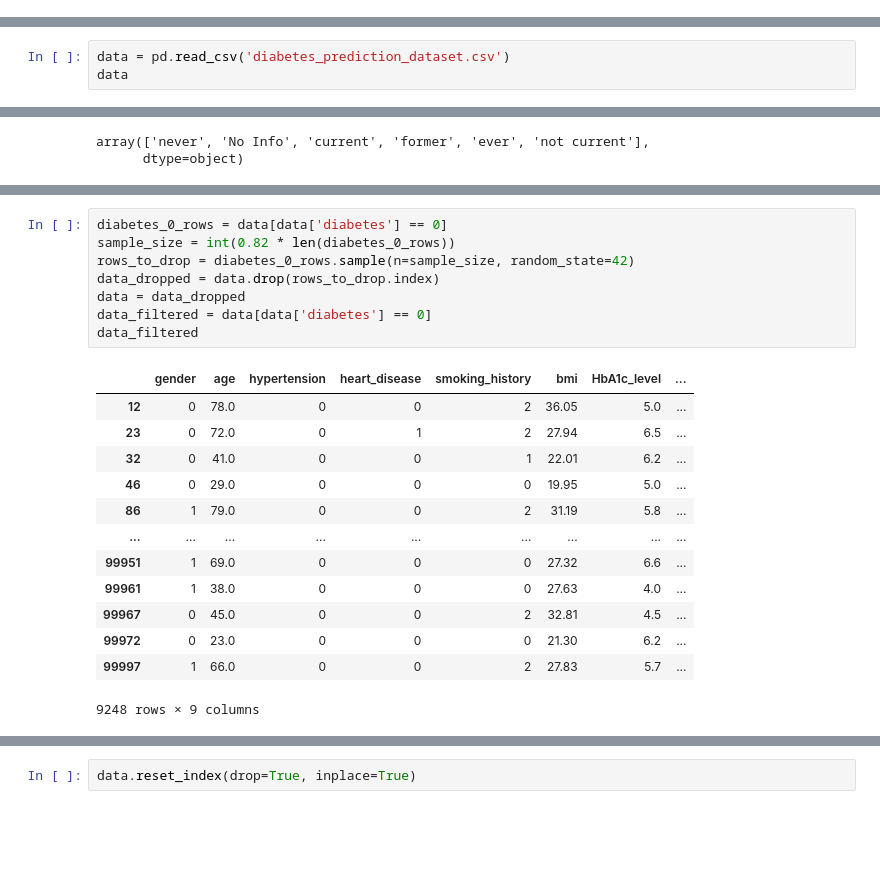
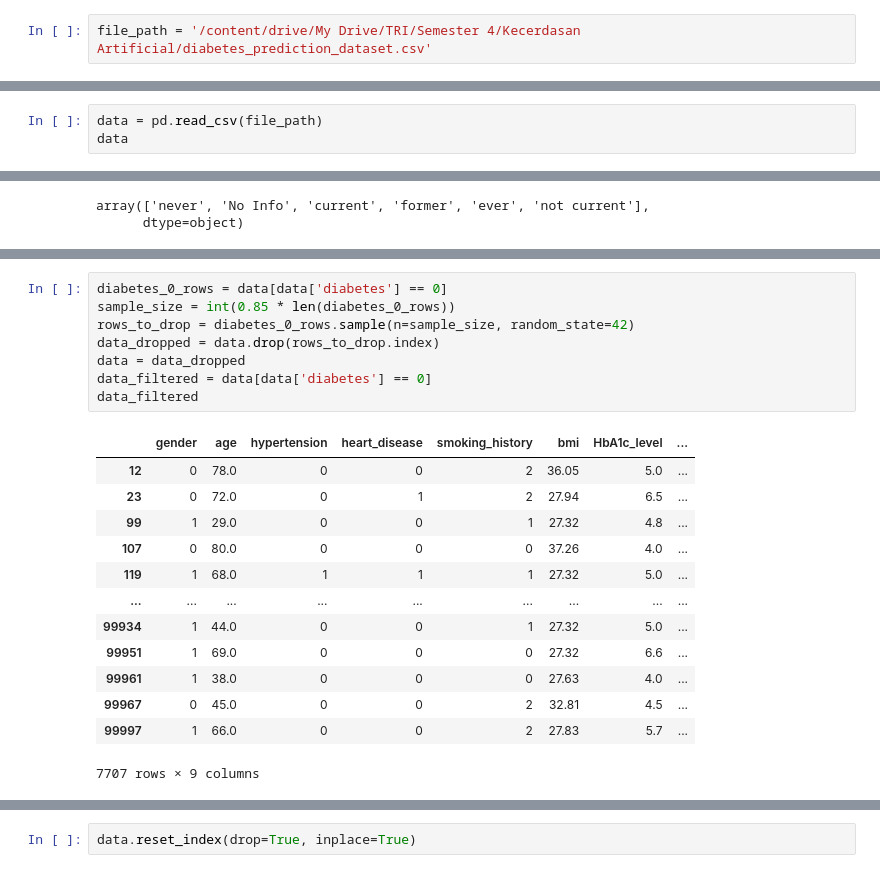
Before and after one commit to dzakimaulana/Diabetes-Risk-Assessment, a Jupyter notebook: dra.ipynb, the cells around one changed output, grey strips where cells are left out. Drawn from its saved outputs; the diff is of its cells as text; blank space fills up the shorter version.

```diff
--- a/dra.ipynb
+++ b/dra.ipynb
@@ -5,3 +10,5 @@ https://www.kaggle.com/datasets/iammustafatz/diabetes-prediction-dataset
+# %%
+file_path = '/content/drive/My Drive/TRI/Semester 4/Kecerdasan Artificial/diabetes_prediction_dataset.csv'
 # %%
 import pandas as pd
 import numpy as np
@@ -12,5 +15,5 @@ import numpy as np
 # %%
-data = pd.read_csv('diabetes_prediction_dataset.csv')
+data = pd.read_csv(file_path)
 data
 # %% [output]
 |  | gender | age | hypertension | heart_disease | smoking_history | bmi | HbA1c_level | ... |
@@ -118,22 +126,22 @@ data
 # %%
 diabetes_0_rows = data[data['diabetes'] == 0]
-sample_size = int(0.82 * len(diabetes_0_rows))
+sample_size = int(0.85 * len(diabetes_0_rows))
 rows_to_drop = diabetes_0_rows.sample(n=sample_size, random_state=42)
 data_dropped = data.drop(rows_to_drop.index)
 data = data_dropped
 data_filtered = data[data['diabetes'] == 0]
 data_filtered
 # %% [output]
 |  | gender | age | hypertension | heart_disease | smoking_history | bmi | HbA1c_level | ... |
 | 12 | 0 | 78.0 | 0 | 0 | 2 | 36.05 | 5.0 | ... |
 | 23 | 0 | 72.0 | 0 | 1 | 2 | 27.94 | 6.5 | ... |
-| 32 | 0 | 41.0 | 0 | 0 | 1 | 22.01 | 6.2 | ... |
-| 46 | 0 | 29.0 | 0 | 0 | 0 | 19.95 | 5.0 | ... |
-| 86 | 1 | 79.0 | 0 | 0 | 2 | 31.19 | 5.8 | ... |
+| 99 | 1 | 29.0 | 0 | 0 | 1 | 27.32 | 4.8 | ... |
+| 107 | 0 | 80.0 | 0 | 0 | 0 | 37.26 | 4.0 | ... |
+| 119 | 1 | 68.0 | 1 | 1 | 1 | 27.32 | 5.0 | ... |
 | ... | ... | ... | ... | ... | ... | ... | ... | ... |
+| 99934 | 1 | 44.0 | 0 | 0 | 1 | 27.32 | 5.0 | ... |
 | 99951 | 1 | 69.0 | 0 | 0 | 0 | 27.32 | 6.6 | ... |
 | 99961 | 1 | 38.0 | 0 | 0 | 0 | 27.63 | 4.0 | ... |
 | 99967 | 0 | 45.0 | 0 | 0 | 2 | 32.81 | 4.5 | ... |
-| 99972 | 0 | 23.0 | 0 | 0 | 0 | 21.30 | 6.2 | ... |
 | 99997 | 1 | 66.0 | 0 | 0 | 2 | 27.83 | 5.7 | ... |
-9248 rows × 9 columns
+7707 rows × 9 columns
```
Also changed, not shown: parts of 12 cells of this notebook.
